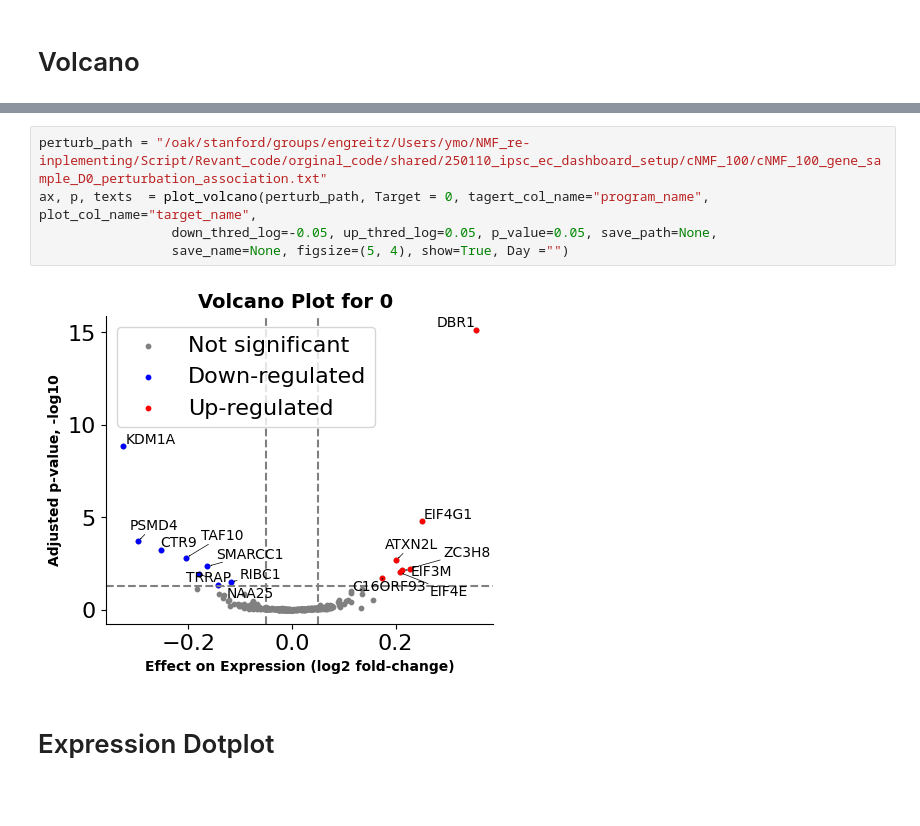
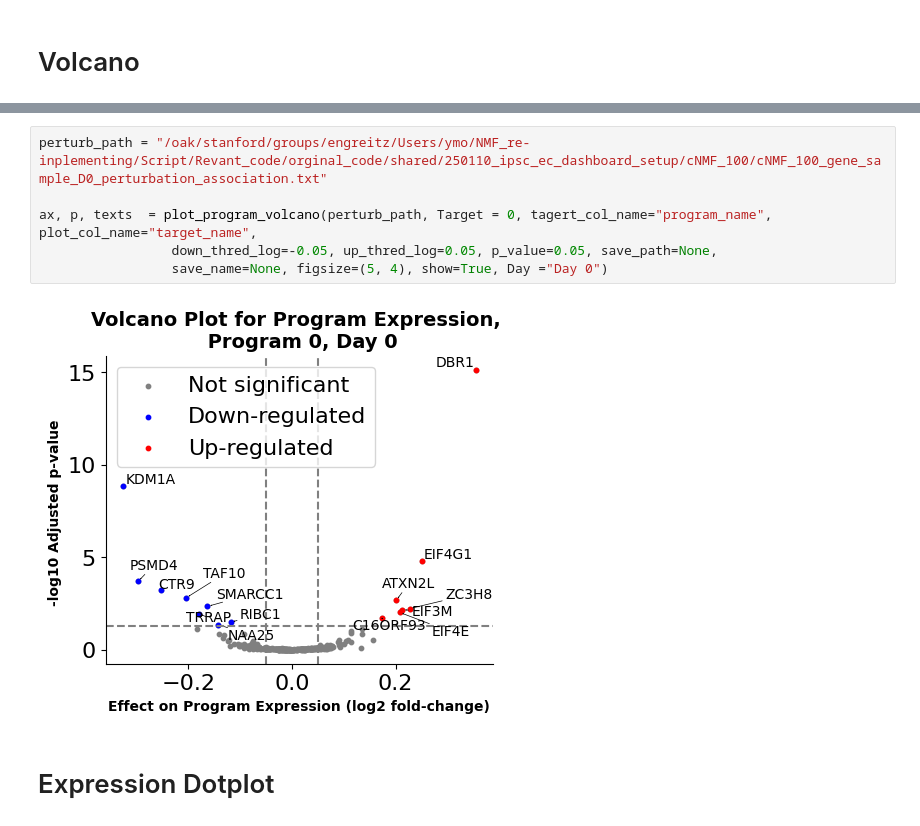
Before and after one commit to EngreitzLab/cNMF_benchmarking, a Jupyter notebook: cNMF_benchmarking_pipeline/Plotting/JupterNote_Version/cNMF_program_analysis.ipynb, the cells around one changed output, grey strips where cells are left out. Drawn from its saved outputs; the diff is of its cells as text; blank space fills up the shorter version.

```diff
--- a/cNMF_benchmarking_pipeline/Plotting/JupterNote_Version/cNMF_program_analysis.ipynb
+++ b/cNMF_benchmarking_pipeline/Plotting/JupterNote_Version/cNMF_program_analysis.ipynb
@@ -587,9 +88,10 @@ def plot_volcano(perturb_path, Target, tagert_col_name="target_name", plot_col_n
 # %%
 perturb_path = "/oak/stanford/groups/engreitz/Users/ymo/NMF_re-inplementing/Script/Revant_code/orginal_code/shared/250110_ipsc_ec_dashboard_setup/cNMF_100/cNMF_100_gene_sample_D0_perturbation_association.txt"
-ax, p, texts  = plot_volcano(perturb_path, Target = 0, tagert_col_name="program_name", plot_col_name="target_name",
+
+ax, p, texts  = plot_program_volcano(perturb_path, Target = 0, tagert_col_name="program_name", plot_col_name="target_name",
                  down_thred_log=-0.05, up_thred_log=0.05, p_value=0.05, save_path=None,
-                 save_name=None, figsize=(5, 4), show=True, Day ="")
+                 save_name=None, figsize=(5, 4), show=True, Day ="Day 0")
 # %% [output]
-[figure, old version]
+[figure, new version]
 # %% [markdown]
 # Expression Dotplot
```
Also changed, not shown: parts of 29 cells of this notebook, 5 other files.
